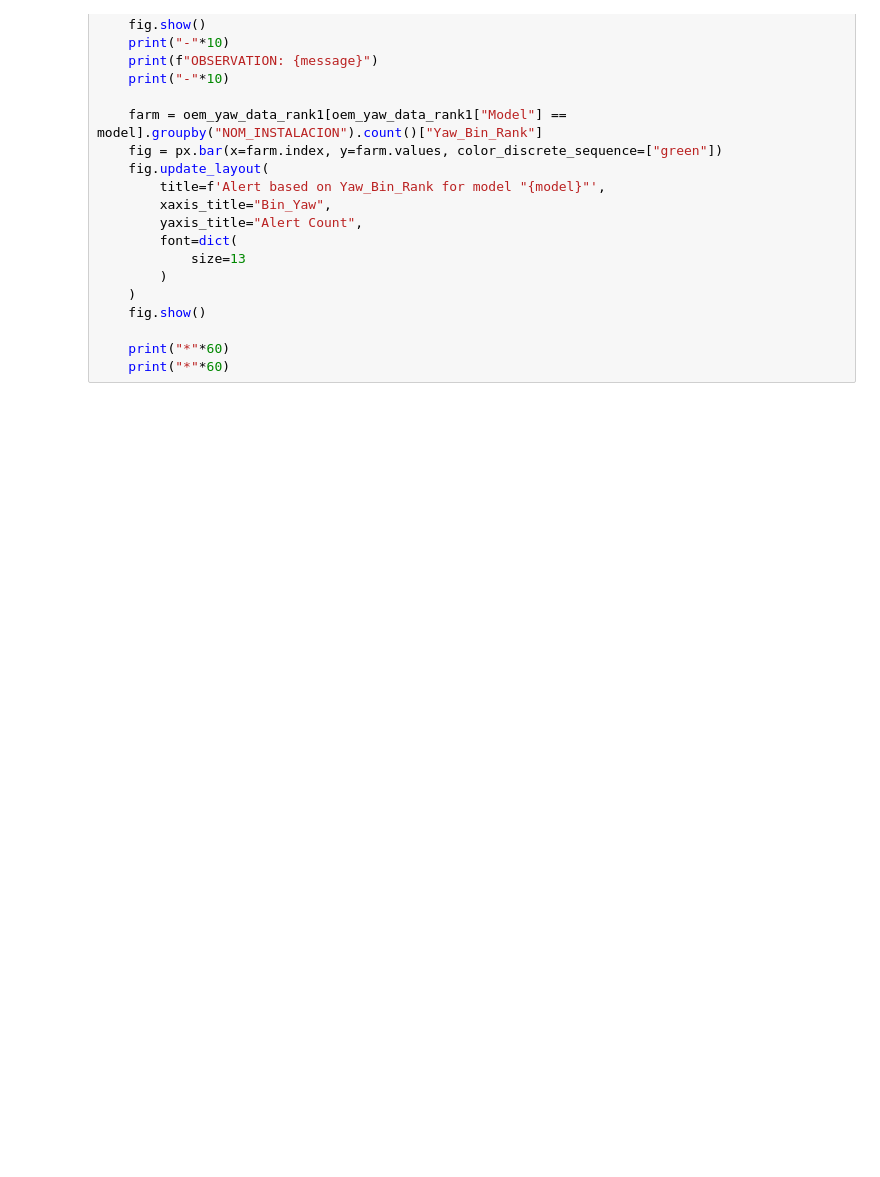
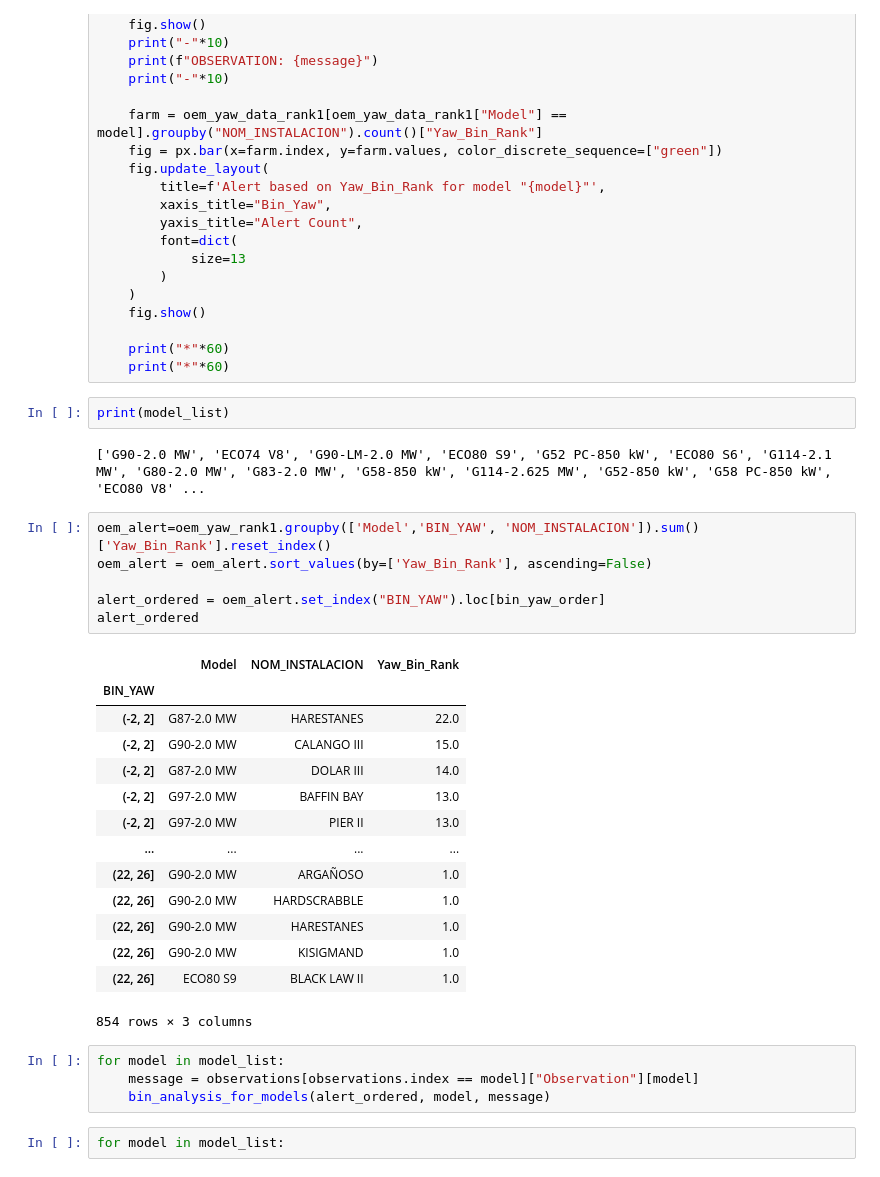
Before and after one commit to code-JOA/Wind-Turbine-Project, a Jupyter notebook: notebooks/OEM-Analysis.ipynb, the cells around one changed output. Drawn from its saved outputs; the diff is of its cells as text; blank space fills up the shorter version.

```diff
--- a/notebooks/OEM-Analysis.ipynb
+++ b/notebooks/OEM-Analysis.ipynb
@@ -500,3 +500,34 @@ def bin_analysis_for_models(data, model_name, message):
 
     print("*"*60)
     print("*"*60)
+# %%
+print(model_list)
+# %% [output]
+['G90-2.0 MW', 'ECO74 V8', 'G90-LM-2.0 MW', 'ECO80 S9', 'G52 PC-850 kW', 'ECO80 S6', 'G114-2.1 MW', 'G80-2.0 MW', 'G83-2.0 MW', 'G58-850 kW', 'G114-2.625 MW', 'G52-850 kW', 'G58 PC-850 kW', 'ECO80 V8' ...
+# %%
+oem_alert=oem_yaw_rank1.groupby(['Model','BIN_YAW', 'NOM_INSTALACION']).sum()['Yaw_Bin_Rank'].reset_index()
+oem_alert = oem_alert.sort_values(by=['Yaw_Bin_Rank'], ascending=False)
+
+alert_ordered = oem_alert.set_index("BIN_YAW").loc[bin_yaw_order]
+alert_ordered
+# %% [output]
+|  | Model | NOM_INSTALACION | Yaw_Bin_Rank |
+| BIN_YAW |  |  |  |
+| (-2, 2] | G87-2.0 MW | HARESTANES | 22.0 |
+| (-2, 2] | G90-2.0 MW | CALANGO III | 15.0 |
+| (-2, 2] | G87-2.0 MW | DOLAR III | 14.0 |
+| (-2, 2] | G97-2.0 MW | BAFFIN BAY | 13.0 |
+| (-2, 2] | G97-2.0 MW | PIER II | 13.0 |
+| ... | ... | ... | ... |
+| (22, 26] | G90-2.0 MW | ARGAÑOSO | 1.0 |
+| (22, 26] | G90-2.0 MW | HARDSCRABBLE | 1.0 |
+| (22, 26] | G90-2.0 MW | HARESTANES | 1.0 |
+| (22, 26] | G90-2.0 MW | KISIGMAND | 1.0 |
+| (22, 26] | ECO80 S9 | BLACK LAW II | 1.0 |
+854 rows × 3 columns
+# %%
+for model in model_list:
+    message = observations[observations.index == model]["Observation"][model]
+    bin_analysis_for_models(alert_ordered, model, message)
+# %%
+for model in model_list:
```
